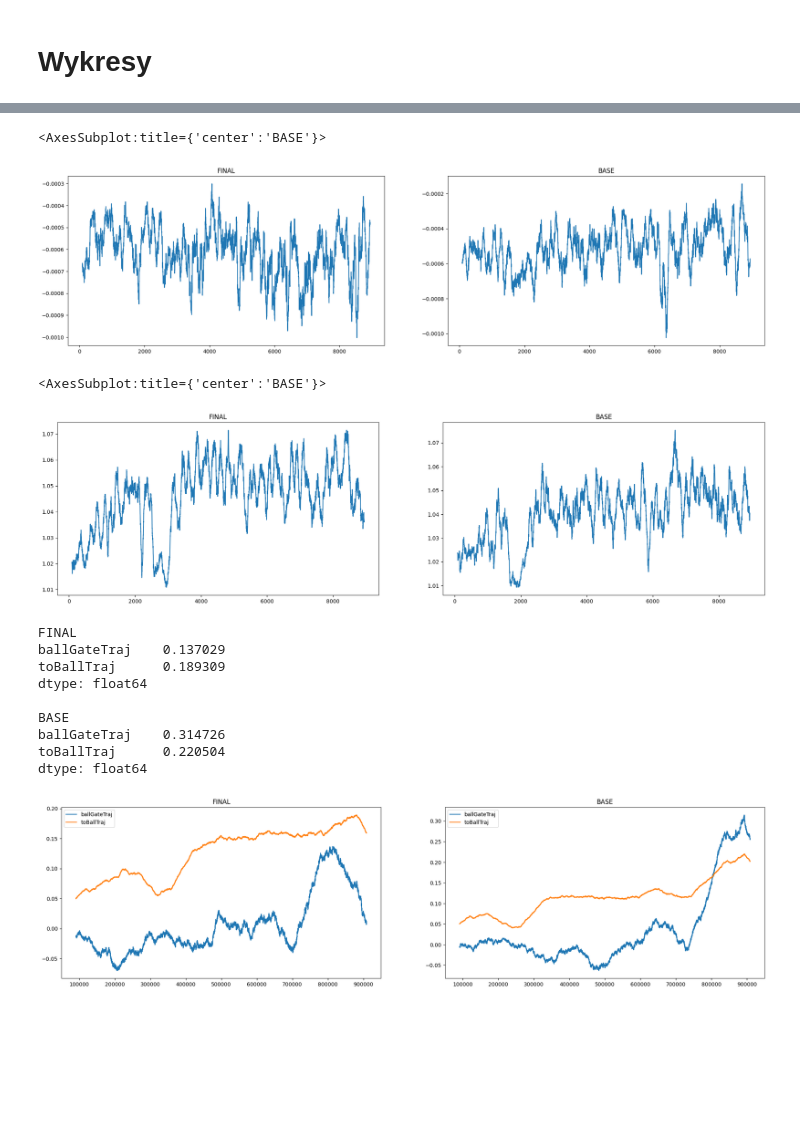
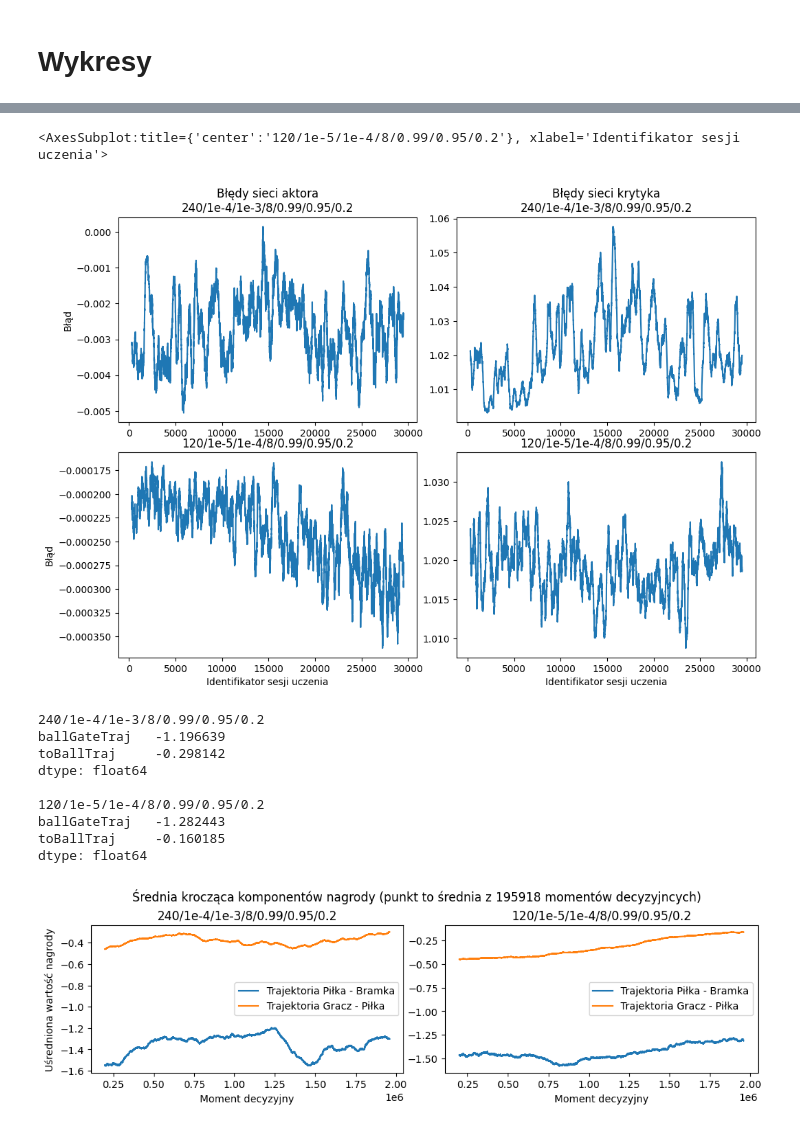
Before and after one commit to radiol00/mgrv3, a Jupyter notebook: hax_stat_compare.ipynb, the cells around one changed output, grey strips where cells are left out. Saved outputs shown, nothing was run; the diff lists cells and outputs as text; code cells hidden in the pictures; blank space fills up the shorter version.

```diff
--- a/hax_stat_compare.ipynb
+++ b/hax_stat_compare.ipynb
@@ -11,16 +11,16 @@ plt.rcParams['figure.dpi'] = 100
 # %% [markdown]
 ## Pobranie danych
 # %%
-path = "statistics\\FINAL_REDALDO_VS_RANDOM_BLUESSI"
-title = "FINAL"
+path = "used_in_txt\\DOUBLE_MEM_BIGGER_LR_BLUESSI_VS_LEARNED_REDALDO_SMALL\\stats\\DOUBLE_MEM_BIGGER_LR_BLUESSI_VS_LEARNED_REDALDO_SMALL"
+title = "240/1e-4/1e-3/8/0.99/0.95/0.2"
 experiences, actorLosses, criticLosses = Statistics.load(path)
 print(len(experiences))
 print(len(criticLosses))
 print(len(actorLosses))
 print()
 
-pathToCompare = "used_in_txt\\REDALDO_VS_RANDOM_BLUESSI_SMALL\\stats\\REDALDO_VS_RANDOM_BLUESSI_SMALL"
-titleC = "BASE"
+pathToCompare = "used_in_txt\\BLUESSI_VS_LEARNED_REDALDO_SMALL\\stats\\BLUESSI_VS_LEARNED_REDALDO_SMALL"
+titleC = "120/1e-5/1e-4/8/0.99/0.95/0.2"
 experiencesC, actorLossesC, criticLossesC = Statistics.load(pathToCompare, len(experiences))
 print(len(experiencesC))
 print(len(criticLossesC))
@@ -54,27 +63,24 @@ for p in memsC.patches:
 # %%
 data = actorLosses["loss"]
-dataC = actorLossesC["loss"]
+dataAC = actorLossesC["loss"]
 
-dataC = dataC[:len(data)]
+dataAC = dataAC[:len(data)]
 
-fig, axes = plt.subplots(nrows=1,ncols=2,figsize=(24,6))
-data.rolling(window=len(data)//100).mean().plot(y="loss", ax=axes[0], title=title)
-dataC.rolling(window=len(dataC)//100).mean().plot(y="loss", ax=axes[1], title=titleC)
+fig, axes = plt.subplots(nrows=2,ncols=2,figsize=(10,7))
+fig.tight_layout()
+data.rolling(window=len(data)//100).mean().plot(y="loss", ax=axes[0][0], title="Błędy sieci aktora\n"+title, ylabel="Błąd")
+dataAC.rolling(window=len(dataAC)//100).mean().plot(y="loss", ax=axes[1][0], title=titleC, xlabel="Identifikator sesji uczenia", ylabel="Błąd")
+
+data = criticLosses["loss"]
+dataAC = criticLossesC["loss"]
+
+dataAC = dataAC[:len(data)]
+
+data.rolling(window=len(data)//100).mean().plot(y="loss", ax=axes[0][1], title="Błędy sieci krytyka\n"+title)
+dataAC.rolling(window=len(dataAC)//100).mean().plot(y="loss", ax=axes[1][1], title=titleC, xlabel="Identifikator sesji uczenia")
 # %% [output]
-<AxesSubplot:title={'center':'BASE'}>
+<AxesSubplot:title={'center':'120/1e-5/1e-4/8/0.99/0.95/0.2'}, xlabel='Identifikator sesji uczenia'>
-[figure, old version]
+[figure, new version]
-# %%
-data = criticLosses["loss"]
-dataC = criticLossesC["loss"]
-
-dataC = dataC[:len(data)]
-
-fig, axes = plt.subplots(nrows=1,ncols=2,figsize=(24,6))
-data.rolling(window=len(data)//100).mean().plot(y="loss", ax=axes[0], title=title)
-dataC.rolling(window=len(dataC)//100).mean().plot(y="loss", ax=axes[1], title=titleC)
-# %% [output]
-<AxesSubplot:title={'center':'BASE'}>
-[figure, removed]
 # %%
 data = experiences[["ballGateTraj", "toBallTraj"]]
 data = data.dropna()
@@ -82,25 +88,35 @@ dataC =experiencesC[["ballGateTraj", "toBallTraj"]]
 dataC = dataC.dropna()
 roll = data.rolling(window=int(groupSize)).mean()
 rollC = dataC.rolling(window=int(groupSize)).mean()
-fig, axes = plt.subplots(nrows=1,ncols=2,figsize=(24,6))
-roll.plot(title=title, ax=axes[0])
-rollC.plot(title=titleC, ax=axes[1])
+fig, axes = plt.subplots(nrows=1,ncols=2,figsize=(10,3))
+fig.suptitle(f"Średnia krocząca komponentów nagrody (punkt to średnia z {round(groupSize)} momentów decyzyjncych)")
+fig.tight_layout()
+rewplt = roll.plot(title=title, ax=axes[0], xlabel="Moment decyzyjny", ylabel=f"Uśredniona wartość nagrody")
+rewpltC = rollC.plot(title=titleC, ax=axes[1], xlabel="Moment decyzyjny")
+
+legend=rewplt.legend()
+legend.get_texts()[0].set_text('Trajektoria Piłka - Bramka')
+legend.get_texts()[1].set_text('Trajektoria Gracz - Piłka')
+
+legend=rewpltC.legend()
+legend.get_texts()[0].set_text('Trajektoria Piłka - Bramka')
+legend.get_texts()[1].set_text('Trajektoria Gracz - Piłka')
 print(title)
 print(roll.max())
 print()
 print(titleC)
 print(rollC.max())
 # %% [output]
-FINAL
-ballGateTraj    0.137029
-toBallTraj      0.189309
+240/1e-4/1e-3/8/0.99/0.95/0.2
+ballGateTraj   -1.196639
+toBallTraj     -0.298142
 dtype: float64
 
-BASE
-ballGateTraj    0.314726
-toBallTraj      0.220504
+120/1e-5/1e-4/8/0.99/0.95/0.2
+ballGateTraj   -1.282443
+toBallTraj     -0.160185
 dtype: float64
-[figure, old version]
+[figure, new version]
 # %%
 episodeLengths = []
 currentEpisodeLength = 1
```
Also changed, not shown: parts of 3 cells of this notebook, 1 other file.
